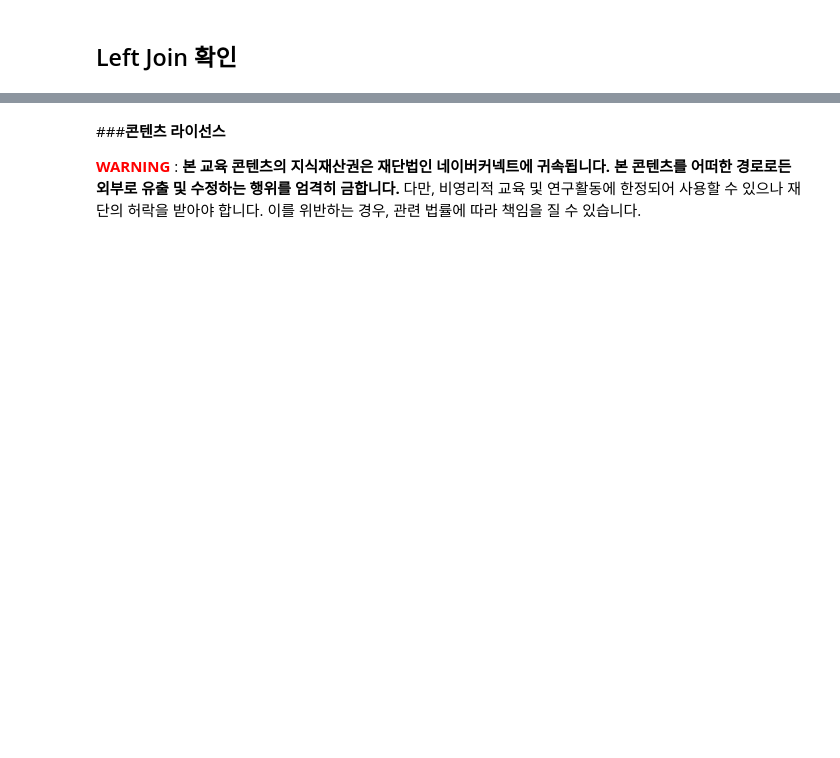
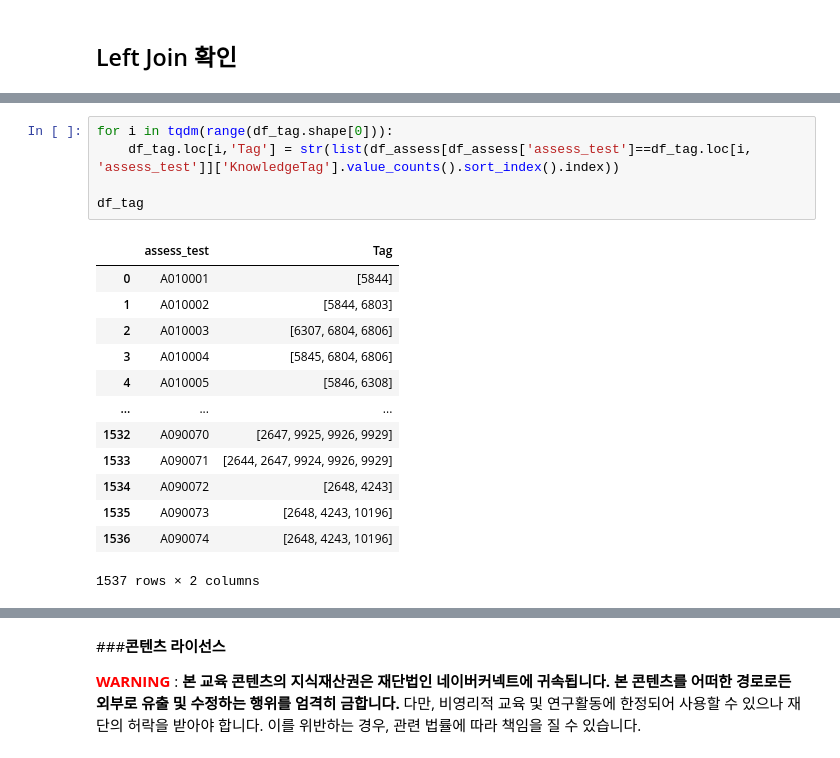
Before and after one commit to boostcampaitech6/level2-dkt-recsys-02, a Jupyter notebook: notebooks/psa/KnowledgeTagEDA_psa.ipynb, the cells around one changed output, grey strips where cells are left out. Drawn from its saved outputs; the diff is of its cells as text; blank space fills up the shorter version.

Commit message:
EDA : modify Knowledge TagEDA_psa.ipynb

```diff
--- a/notebooks/psa/KnowledgeTagEDA_psa.ipynb
+++ b/notebooks/psa/KnowledgeTagEDA_psa.ipynb
@@ -396,0 +252,19 @@ df_left
+# %%
+for i in tqdm(range(df_tag.shape[0])):
+    df_tag.loc[i,'Tag'] = str(list(df_assess[df_assess['assess_test']==df_tag.loc[i, 'assess_test']]['KnowledgeTag'].value_counts().sort_index().index))
+
+df_tag
+# %% [output]
+|  | assess_test | Tag |
+| 0 | A010001 | [5844] |
+| 1 | A010002 | [5844, 6803] |
+| 2 | A010003 | [6307, 6804, 6806] |
+| 3 | A010004 | [5845, 6804, 6806] |
+| 4 | A010005 | [5846, 6308] |
+| ... | ... | ... |
+| 1532 | A090070 | [2647, 9925, 9926, 9929] |
+| 1533 | A090071 | [2644, 2647, 9924, 9926, 9929] |
+| 1534 | A090072 | [2648, 4243] |
+| 1535 | A090073 | [2648, 4243, 10196] |
+| 1536 | A090074 | [2648, 4243, 10196] |
+1537 rows × 2 columns
```
Also changed, not shown: parts of 37 cells of this notebook.
